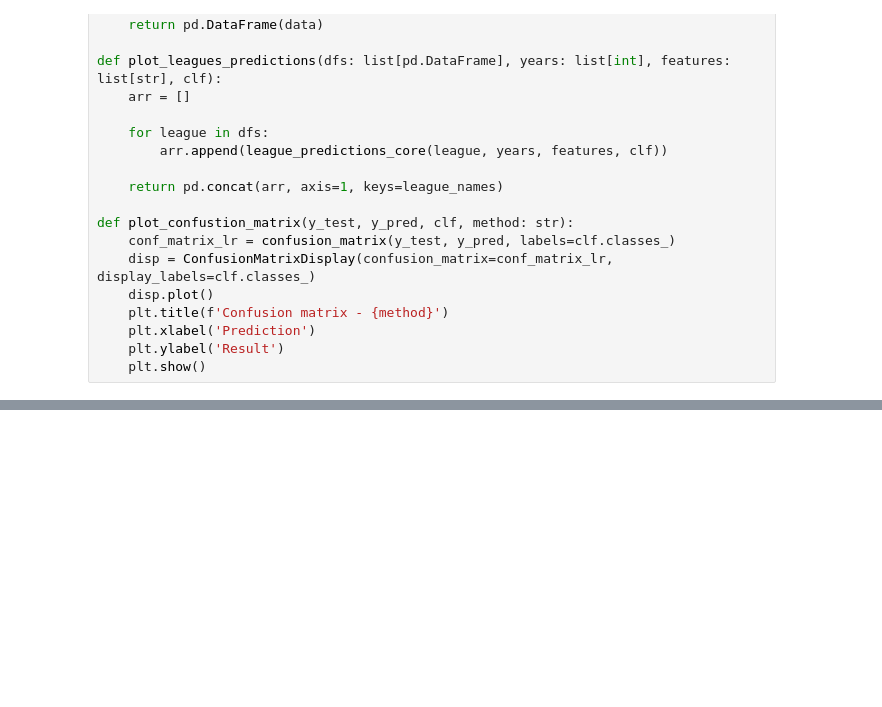
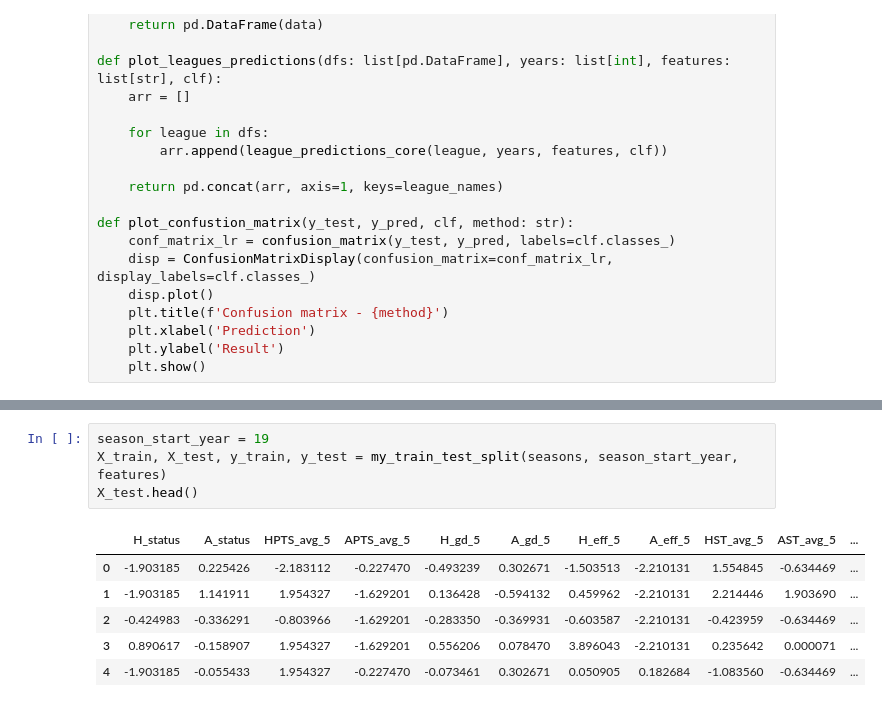
Before and after one commit to tmaxell/footforecast, a Jupyter notebook: analysis.ipynb, the cells around one changed output, grey strips where cells are left out. Saved outputs shown, nothing was run; the diff lists cells and outputs as text; blank space fills up the shorter version.

```diff
--- a/analysis.ipynb
+++ b/analysis.ipynb
@@ -670,0 +716,11 @@ def plot_confustion_matrix(y_test, y_pred, clf, method: str):
+# %%
+season_start_year = 19
+X_train, X_test, y_train, y_test = my_train_test_split(seasons, season_start_year, features)
+X_test.head()
+# %% [output]
+|  | H_status | A_status | HPTS_avg_5 | APTS_avg_5 | H_gd_5 | A_gd_5 | H_eff_5 | A_eff_5 | HST_avg_5 | AST_avg_5 | ... |
+| 0 | -1.903185 | 0.225426 | -2.183112 | -0.227470 | -0.493239 | 0.302671 | -1.503513 | -2.210131 | 1.554845 | -0.634469 | ... |
+| 1 | -1.903185 | 1.141911 | 1.954327 | -1.629201 | 0.136428 | -0.594132 | 0.459962 | -2.210131 | 2.214446 | 1.903690 | ... |
+| 2 | -0.424983 | -0.336291 | -0.803966 | -1.629201 | -0.283350 | -0.369931 | -0.603587 | -2.210131 | -0.423959 | -0.634469 | ... |
+| 3 | 0.890617 | -0.158907 | 1.954327 | -1.629201 | 0.556206 | 0.078470 | 3.896043 | -2.210131 | 0.235642 | 0.000071 | ... |
+| 4 | -1.903185 | -0.055433 | 1.954327 | -0.227470 | -0.073461 | 0.302671 | 0.050905 | 0.182684 | -1.083560 | -0.634469 | ... |
```
Also changed, not shown: parts of 9 cells of this notebook.
